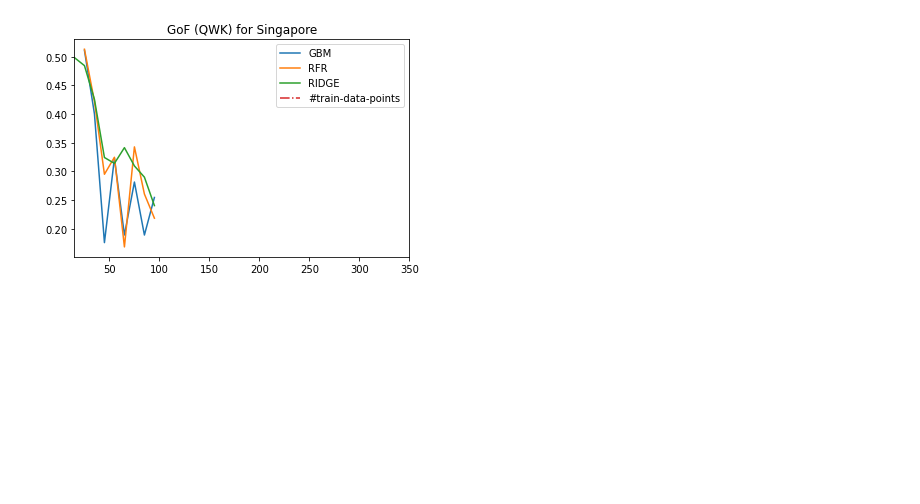
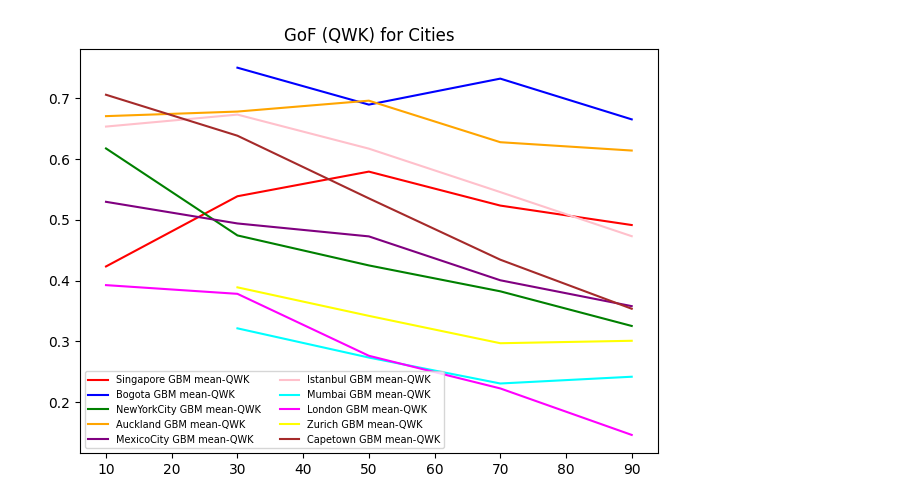
Before and after one commit to mie-lab/Urbanscales, a Jupyter notebook: jupyternotebooks/Analyse_gof_file.ipynb, the cells around one changed output. Saved outputs shown, nothing was run; the diff lists cells and outputs as text; code cells hidden in the pictures; blank space fills up the shorter version.

```diff
--- a/jupyternotebooks/Analyse_gof_file.ipynb
+++ b/jupyternotebooks/Analyse_gof_file.ipynb
@@ -1,14 +0,0 @@
-# %%
-import pandas as pd
-from slugify import slugify
-
-df = pd.read_csv("_Scores.csv")
-df.columns = [slugify(x) for x in df.columns]
-
-# remove unnecessary long names for clean plotting
-df.columns = [x.replace("np-mean-lr-object-","mu-") for x in df.columns]
-df.columns = [x.replace("np-std-lr-object-","std-") for x in df.columns]
-df.columns = [x.replace("datapoints-train-sample-mean","trainSize") for x in df.columns]
-df.columns = [x.replace("datapoints-test-sample-mean","valSize") for x in df.columns]
-
-df.sample(20)
@@ -32,0 +1,4 @@ df.sample(20)
+# %%
+citylist = list(set(df.city.to_list()))
+
+print (citylist)
@@ -33,66 +7,45 @@ df.sample(20)
 # %%
 import matplotlib.pyplot as plt
 
-for city in ["Singapore", "Mumbai", "Istanbul", "Capetown", "London", "MexicoCity", "Bogota", "NewYorkCity"]:
+colors = ['red', 'blue', 'green', 'orange', 'purple', 'pink', 'cyan', 'magenta', 'yellow', 'brown']  # List of colors for each city
+# citylist = ['City1', 'City2', 'City3', 'City4', 'City5', 'City6', 'City7', 'City8', 'City9', 'City10']  # List of cities
+
+for i, city in enumerate(citylist):
     lr = []
     gbm = []
     rfr = []
     lasso = []
     ridge = []
     x = []
     train_size = []
-    for scale in range(15, 350, 10):
-        try:
-            b = df.loc[(df['city'] == city) & (df['seed'] == scale) & (df['model'] == "linearregression")]
-            lr.append(b["mu-scores-qwk"].to_numpy().flatten().tolist()[0])
-        except:
-            lr.append(float('nan'))
-
+    for scale in range(10, 350, 10):
         try:
             b = df.loc[(df['city'] == city) & (df['seed'] == scale) & (df['model'] == "gradientboostingregressor")]
             gbm.append(b["mu-scores-qwk"].to_numpy().flatten().tolist()[0])
         except:
-            gbm.append(float('nan'))
+            continue
 
-        try:
-            b = df.loc[(df['city'] == city) & (df['seed'] == scale) & (df['model'] == "randomforestregressor")]
-            rfr.append(b["mu-scores-qwk"].to_numpy().flatten().tolist()[0])
-        except:
-            rfr.append(float('nan'))
-
-        try:
-            b = df.loc[(df['city'] == city) & (df['seed'] == scale) & (df['model'] == "ridge")]
-            ridge.append(b["mu-scores-qwk"].to_numpy().flatten().tolist()[0])
-        except:
-            ridge.append(float('nan'))
-
-        try:
-            b = df.loc[(df['city'] == city) & (df['seed'] == scale) & (df['model'] == "lasso")]
-            lasso.append(b["mu-scores-qwk"].to_numpy().flatten().tolist()[0])
-        except:
-            lasso.append(float('nan'))
-
-        try:
-            b = df.loc[(df['city'] == city) & (df['seed'] == scale) & (df['model'] == "lasso")]
-            train_size.append(b["trainSize"].to_numpy().flatten().tolist()[0])
-        except:
-            train_size.append(float('nan'))
+        b = df.loc[(df['city'] == city) & (df['seed'] == scale) & (df['model'] == "gradientboostingregressor")]
+        train_size.append(b["valSize"].to_numpy().flatten().tolist()[0])
 
         x.append(scale)
 
     max_train_size = max(train_size)
     train_size = [k/max_train_size for k in train_size]
 
-#     plt.plot(x, lr, label = "LR")
-    plt.plot(x, gbm, label = "GBM")
-    plt.plot(x, rfr, label = "RFR")
-#     plt.plot(x, lasso, label = "LASSO")
-    plt.plot(x, ridge, label = "RIDGE")
-    plt.plot(x, train_size, '-.',label = "#train-data-points")
-    plt.legend()
-#     plt.ylim(-0.8,0.8)
-    plt.xlim(15, 350)
-    plt.title("GoF (QWK) for " + city)
-    plt.show()
+    plt.plot(x, gbm, label=city + " GBM" + " mean-QWK", color=colors[i])
+
+    # if i==0:
+    #     plt.plot(x, train_size, '-.', label=city + " #val-data-points", color=colors[i])
+    # else:
+    #     plt.plot(x, train_size, '-.', color=colors[i])
+
+plt.legend(fontsize=7, loc="lower left", ncol=2)
+# plt.ylim(-0.8, 0.8)
+# plt.xlim(15, 350)
+plt.title("GoF (QWK) for Cities")
+plt.tight_layout()
+plt.savefig("QWK_GOF.png", dpi=300)
+plt.show()
 # %% [output]
-[figure, old version]
+[figure, new version]
```
Also changed, not shown: parts of 5 cells of this notebook, 23 other files.
